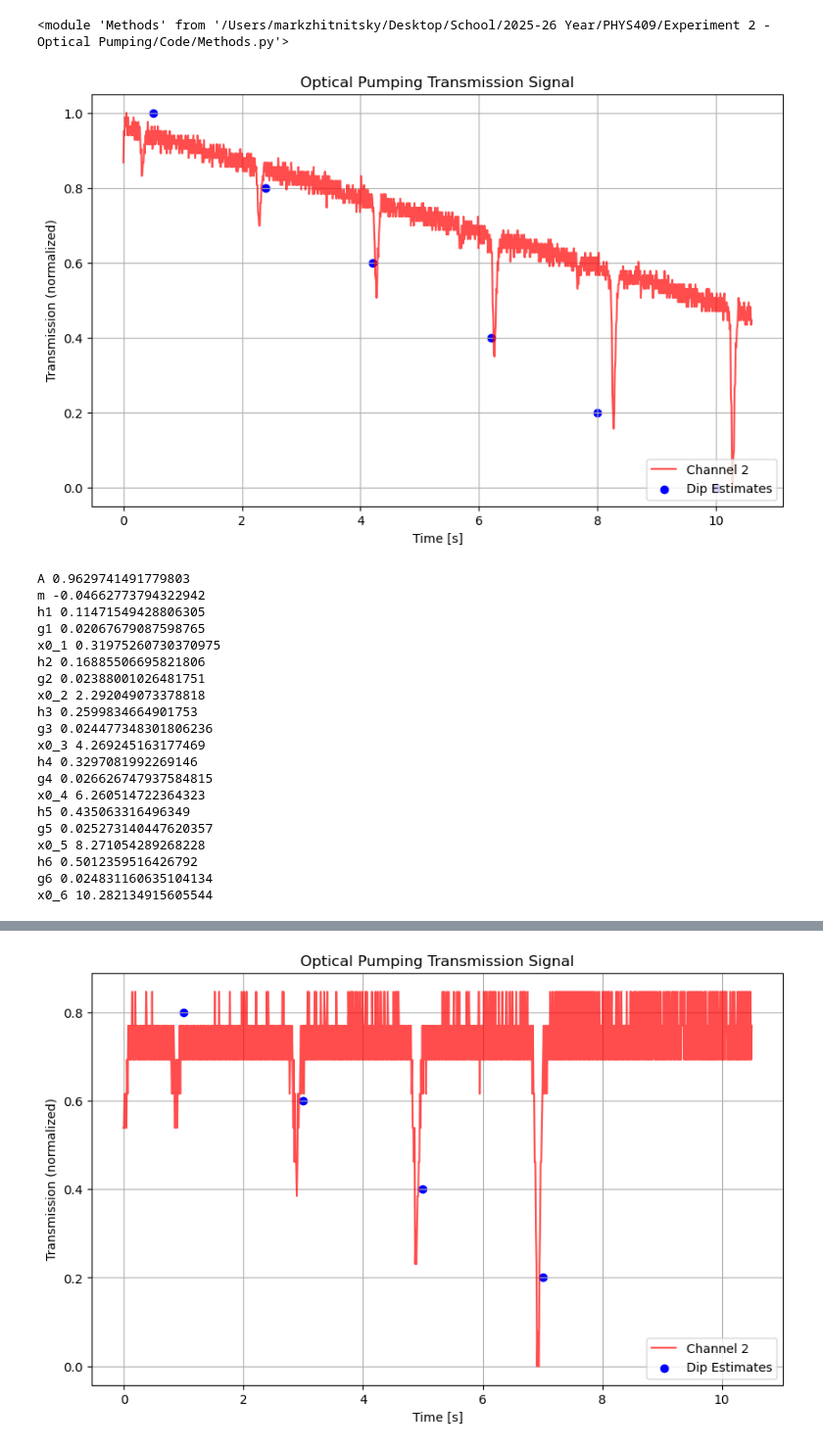
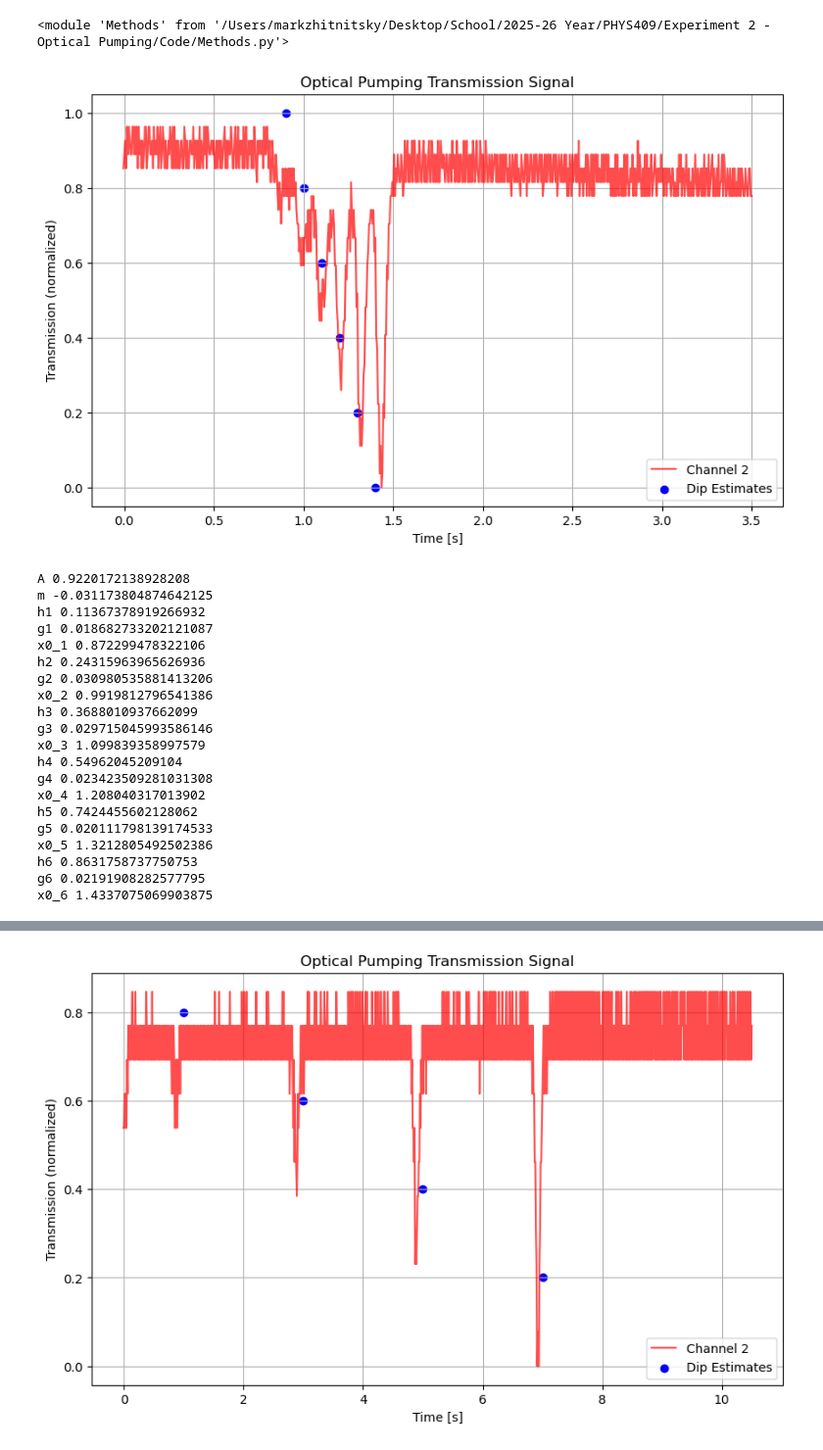
Before and after one commit to MarkZhit/PHYS409-Optical_Pumping, a Jupyter notebook: quadraticZeemanCollection.ipynb, the cells around one changed output, grey strips where cells are left out. Shown at 98% size. Saved outputs shown, nothing was run; the diff lists cells and outputs as text; code cells hidden in the pictures.

```diff
--- a/quadraticZeemanCollection.ipynb
+++ b/quadraticZeemanCollection.ipynb
@@ -29,61 +29,61 @@ importlib.reload(m)
 8.93- mar 20 - 1106mV
 """
 
-freq = 8.93
+freq = 1.5
 date = "Mar 20"
-vHoriz = 1106 # V
+vHoriz = 172 # V
 savename = "10s measurement " + date + " - " + str(freq).replace('.', 'p') + "MHz"
-time, y1, y2, y2_norm = m.read_transmission_csv("./data/" + date + " measurement/" + str(freq).replace('.', 'p') + "MHz_10s_" + str(vHoriz).replace('.', 'p') + ".csv")
-# time, y1, y2, y2_norm = m.read_transmission_csv("./data/" + date + " measurement/" + str(freq).replace('.', 'p') + "MHz_" + str(vHoriz).replace('.', 'p') + "V.csv")
+time, y1, y2, y2_norm = m.read_transmission_csv("./data/" + date + " measurement/" + str(freq).replace('.', 'p') + "MHz_5s_" + str(vHoriz).replace('.', 'p') + ".csv")
+# time, y1, y2, y2_norm = m.read_transmission_csv("./data/" + date + " measurement/" + str(freq).replace('.', 'p') + "MHz_" + str(vHoriz).replace('.', 'p') + "mV.csv")
 # time, y1, y2, y2_norm = m.read_transmission_csv("./data/" + date + " measurement/" + str(freq).replace('.', 'p') + "MHz_10s.csv")
-vHoriz = (vHoriz) / 1000
+vHoriz = (vHoriz + 0.7) / 1000
 vShift = ufloat(vHoriz,0.0001)
 # %%
-t0 = 0.9
-tf = 11.5
+t0 = 1
+tf = 4.5
 nCutBeginning = (t0 // (time[1] - time[0])).astype(int)
 nCutEnd = ((time[-1] - tf) // (time[1] - time[0])).astype(int)
 
 time_cutFirst = time[nCutBeginning:len(time)-nCutEnd] - t0
 y2_norm_cutFirst = y2_norm[nCutBeginning:len(time)-nCutEnd]
 
-x0s = np.array([0.5,2.4,4.2,6.2,8,10])
+x0s = np.array([0.9,1,1.1,1.2,1.3,1.4])
 
 m.plot_quadraticZeeman_sextuple_transmission(time_cutFirst, y2_norm_cutFirst, x0s, savename)
 # %% [output]
-[figure, old version]
+[figure, new version]
 # %%
 #    (A, h1, g1, x0_1, h2, g2, x0_2,  h3, g3, x0_3):
 variables = ["A", "m", "h1", "g1", "x0_1", "h2", "g2", "x0_2",  "h3", "g3", "x0_3",  "h4", "g4", "x0_4",  "h5", "g5", "x0_5",  "h6", "g6", "x0_6"]
 p0 = (1, -0.02, 0.2, 0.3, x0s[0], 0.3, 0.1, x0s[1], 0.5, 0.1, x0s[2], 0.5, 0.1, x0s[3], 0.5, 0.1, x0s[4], 0.5, 0.1, x0s[5])
-lower_bound = (0,-1,0,0,0,0,0,0,0,0,0,0,0,0,0,0,0,0,0,0)
-upper_bound = (2,0,2,2,100,2,2,100,2,2,100,2,2,100,2,2,100,2,2,100)
+lower_bound = (0,-1,0,0,0.7,0,0,0,0,0,0,0,0,0,0,0,0,0,0,0)
+upper_bound = (2,0,2,2,100,2,2,100,2,2,100,2,2,100,2,2,9,2,2,12)
 bounds = [lower_bound, upper_bound]
 popt, pcov = curve_fit(m.sextuple_lorentz, time_cutFirst, y2_norm_cutFirst, p0=p0, bounds=bounds)
 perr = np.sqrt(np.diag(pcov))
 for val, name in zip(popt,variables):
     print(name, val)
 # %% [output]
-A 0.9629741491779803
-m -0.04662773794322942
-h1 0.11471549428806305
-g1 0.02067679087598765
-x0_1 0.31975260730370975
-h2 0.16885506695821806
-g2 0.02388001026481751
-x0_2 2.292049073378818
-h3 0.2599834664901753
-g3 0.024477348301806236
-x0_3 4.269245163177469
-h4 0.3297081992269146
-g4 0.026626747937584815
-x0_4 6.260514722364323
-h5 0.435063316496349
-g5 0.025273140447620357
-x0_5 8.271054289268228
-h6 0.5012359516426792
-g6 0.024831160635104134
-x0_6 10.282134915605544
+A 0.9220172138928208
+m -0.031173804874642125
+h1 0.11367378919266932
+g1 0.018682733202121087
+x0_1 0.872299478322106
+h2 0.24315963965626936
+g2 0.030980535881413206
+x0_2 0.9919812796541386
+h3 0.3688010937662099
+g3 0.029715045993586146
+x0_3 1.099839358997579
+h4 0.54962045209104
+g4 0.023423509281031308
+x0_4 1.208040317013902
+h5 0.7424455602128062
+g5 0.020111798139174533
+x0_5 1.3212805492502386
+h6 0.8631758737750753
+g6 0.02191908282577795
+x0_6 1.4337075069903875
 # %%
 m.plot_fitted_transmission(time_cutFirst, y2_norm_cutFirst, popt, m.sextuple_lorentz, "fit to " + savename)
 # %% [output]
```
Also changed, not shown: parts of 3 cells of this notebook, 39 other files.
